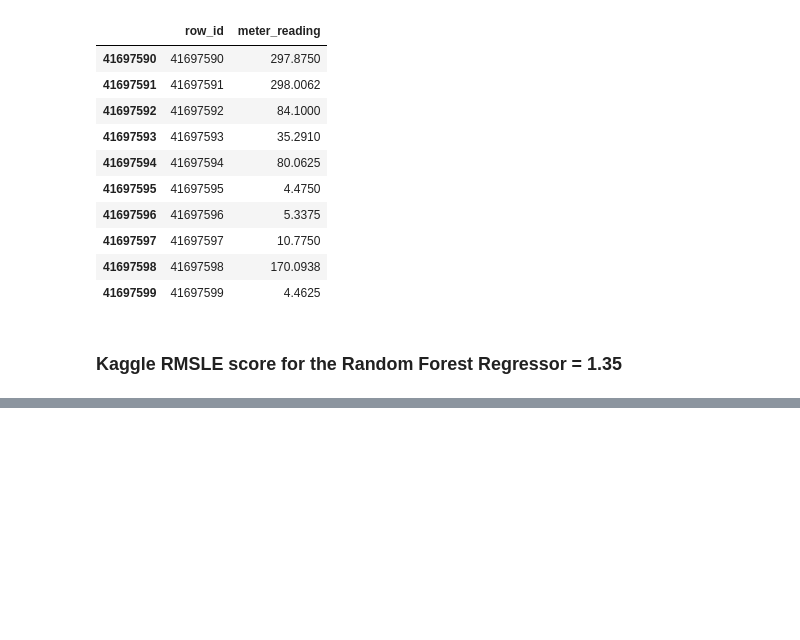
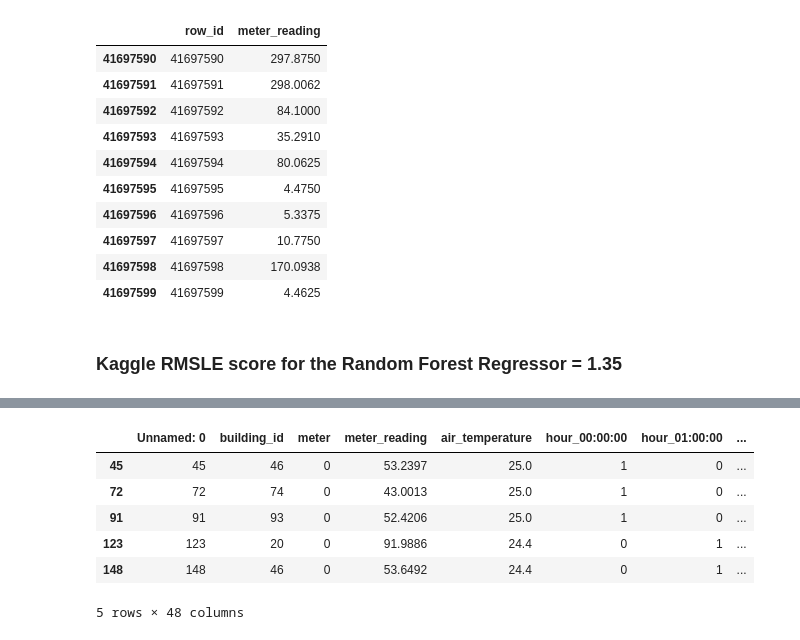
Before and after one commit to rupalisaini/energypredictor, a Jupyter notebook: energypredictor.ipynb, the cells around one changed output, grey strips where cells are left out. Saved outputs shown, nothing was run; the diff lists cells and outputs as text; code cells hidden in the pictures; blank space fills up the shorter version.

```diff
--- a/energypredictor.ipynb
+++ b/energypredictor.ipynb
@@ -1361,0 +1704,12 @@ And we could maybe even add the `primary_use` as yet another variable if we real
+# %%
+readyToTrain = pd.get_dummies(fullTraining, columns=['hour', 'month', 'dayOfWeek'])
+# %%
+readyToTrain.head(5)
+# %% [output]
+|  | Unnamed: 0 | building_id | meter | meter_reading | air_temperature | hour_00:00:00 | hour_01:00:00 | ... |
+| 45 | 45 | 46 | 0 | 53.2397 | 25.0 | 1 | 0 | ... |
+| 72 | 72 | 74 | 0 | 43.0013 | 25.0 | 1 | 0 | ... |
+| 91 | 91 | 93 | 0 | 52.4206 | 25.0 | 1 | 0 | ... |
+| 123 | 123 | 20 | 0 | 91.9886 | 24.4 | 0 | 1 | ... |
+| 148 | 148 | 46 | 0 | 53.6492 | 24.4 | 0 | 1 | ... |
+5 rows × 48 columns
```
Also changed, not shown: parts of 68 cells of this notebook.
